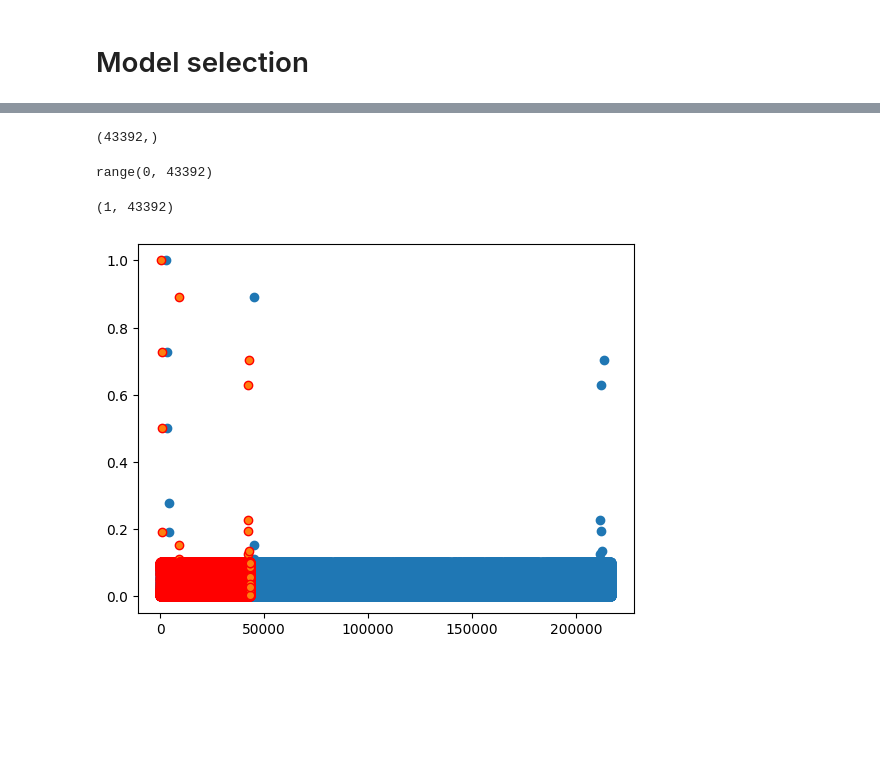
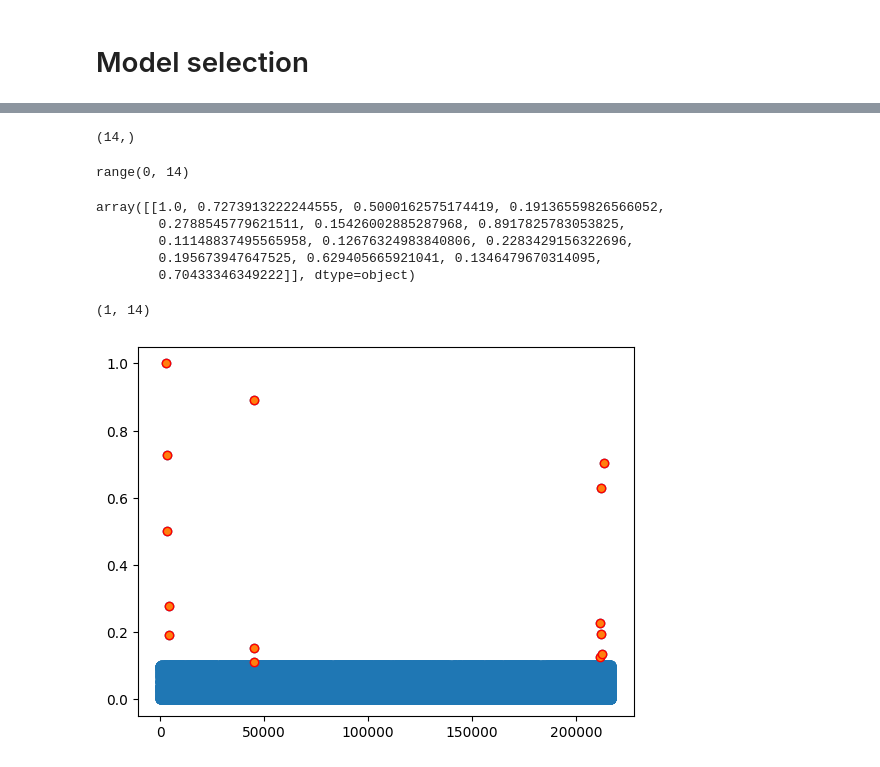
Before and after one commit to k26rahul/ML-Projects-March-2024, a Jupyter notebook: Financial-Anomaly-Data/Financial-Anomaly-Data.ipynb, the cells around one changed output, grey strips where cells are left out. Drawn from its saved outputs; the diff is of its cells as text; code cells hidden in the pictures; blank space fills up the shorter version.

Commit message:
Isolation forest

```diff
--- a/Financial-Anomaly-Data/Financial-Anomaly-Data.ipynb
+++ b/Financial-Anomaly-Data/Financial-Anomaly-Data.ipynb
@@ -657,5 +678,2 @@ df
 # %%
 from sklearn.ensemble import IsolationForest
-# %%
-clf = IsolationForest(contamination=0.2)
-clf.fit(df)
@@ -663,0 +680,6 @@ IsolationForest(contamination=0.2)
+# %%
+random_state = np.random.RandomState(42)
+clf = IsolationForest(n_estimators=100, max_samples='auto',
+                      contamination=float(0.001), random_state=random_state)
+# %%
+clf.fit(X)
@@ -664,4 +689,4 @@ IsolationForest(contamination=0.2)
 # %%
-predictions = clf.predict(df)
+predictions = clf.predict(X)
 predictions
 # %% [output]
@@ -704,14 +739,20 @@ array([[9, 0.09710729067680152, 7, 0, 4],
 # %%
 abnormal_indexes[0].shape
 range(abnormal_indexes[0].shape[0])
-X[abnormal_indexes, 1].shape
+
+X[abnormal_indexes, 5]
+X[abnormal_indexes, 5].shape
 # %% [output]
-(43392,)
+(14,)
-range(0, 43392)
+range(0, 14)
-(1, 43392)
+array([[1.0, 0.7273913222244555, 0.5000162575174419, 0.19136559826566052,
+        0.2788545779621511, 0.15426002885287968, 0.8917825783053825,
+        0.11148837495565958, 0.12676324983840806, 0.2283429156322696,
+        0.195673947647525, 0.629405665921041, 0.1346479670314095,
+        0.70433346349222]], dtype=object)
+(1, 14)
 # %%
 _ = plt.scatter(range(len(df)), df.loc[:, 'Amount'])
-_ = plt.scatter(
-    range(abnormal_indexes[0].shape[0]), X[abnormal_indexes, 1], edgecolors="r")
+_ = plt.scatter(abnormal_indexes, X[abnormal_indexes, 5], edgecolors="r")
 # %% [output]
-[figure, old version]
+[figure, new version]
```
Also changed, not shown: parts of 9 cells of this notebook, 1 other file.
